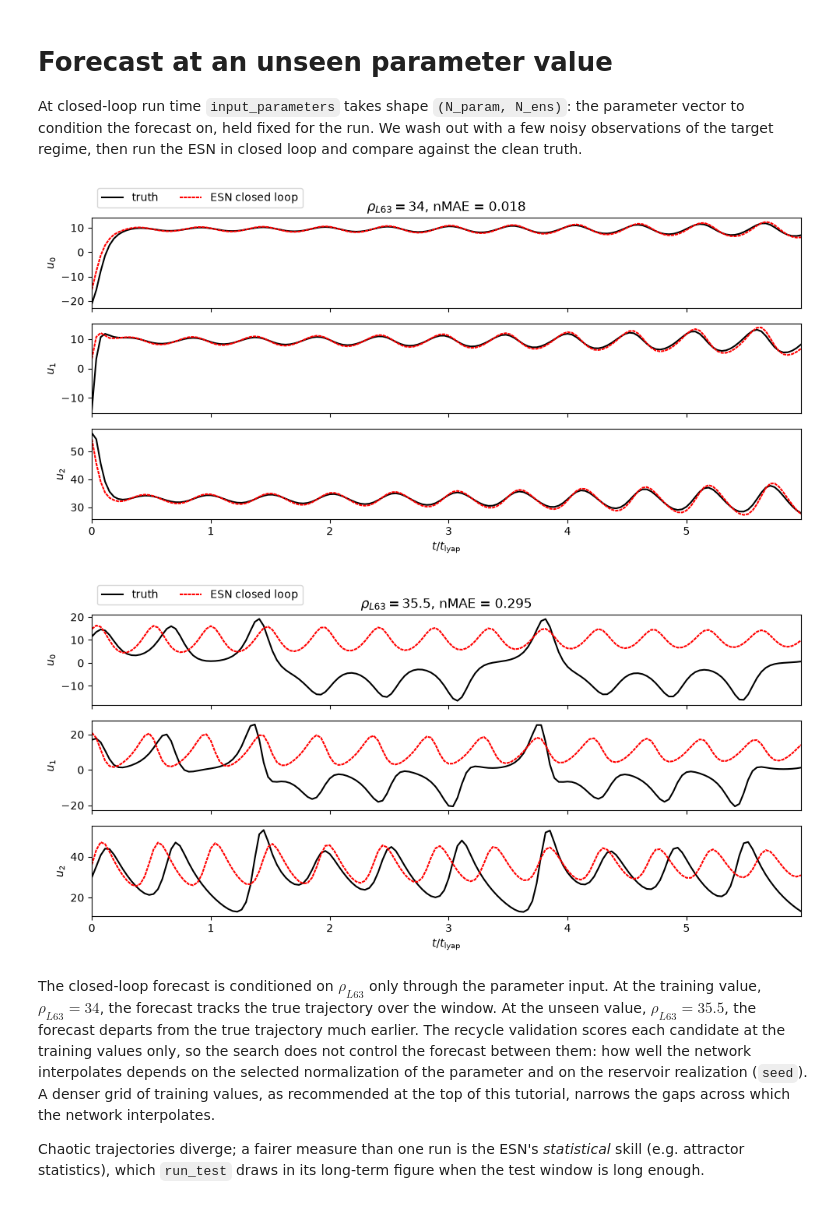
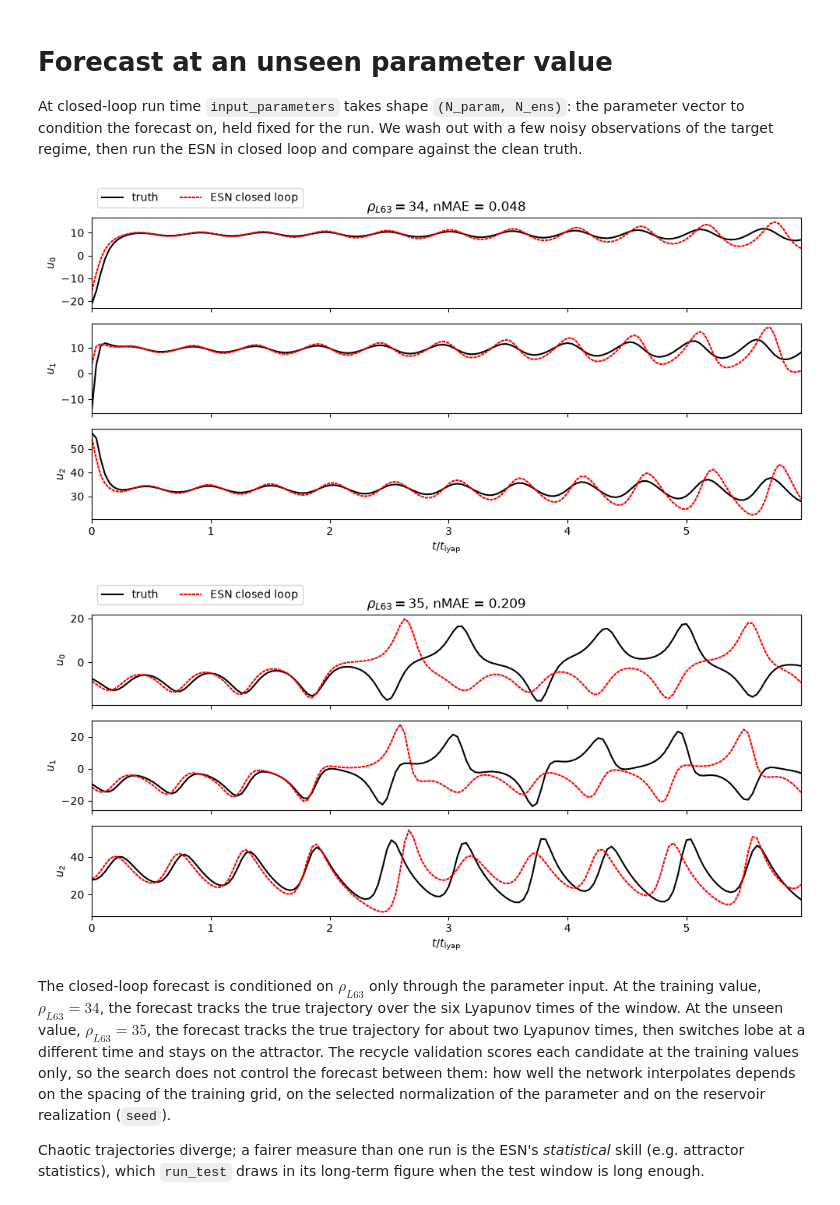
Before and after one commit to andreanovoa/EchoStateNetwork, a Jupyter notebook: tutorials/02_parametric_esn.ipynb, the cells around one changed output. Saved outputs shown, nothing was run; the diff lists cells and outputs as text; code cells hidden in the pictures.

```diff
--- a/tutorials/02_parametric_esn.ipynb
+++ b/tutorials/02_parametric_esn.ipynb
@@ -63,7 +64,7 @@ def lorenz63_dataset(num_lyap_times=300, dt=0.02, noise_level=0.02, seed=0,
 One trajectory per training parameter value, stacked into an
 `(L, Nt, N_dim)` array, and the matching `(N_param, L)` parameter array.
 # %%
-rho_train = np.array([28., 31., 34., 37., 40.])
+rho_train = np.arange(28., 40.1, 2.)                          # 28, 30, ..., 40
 
 datasets = [lorenz63_dataset(rho=rho_i, num_lyap_times=100, seed=i)
             for i, rho_i in enumerate(rho_train)]
@@ -76,7 +77,7 @@ t = datasets[0]['t']
 dt = t[1] - t[0]
 t_lyap = N_lyap * dt
 
-fig, axs = plt.subplots(1, len(rho_train), figsize=(12, 3),
+fig, axs = plt.subplots(1, len(rho_train), figsize=(14, 2.8),
                         subplot_kw=dict(projection='3d'), layout='tight')
 for ax, ds, rho_i in zip(axs, datasets, rho_train):
     ax.plot(*ds['clean_data'].T, lw=0.3)
@@ -153,7 +153,7 @@ def forecast(esn, rho_test, N_forecast, seed=10):
     original_input_parameters = esn.input_parameters
     esn.input_parameters = np.array([[rho_test]])   # (N_param, N_ens=1)
 
-    r = np.zeros((esn.N_units, 1))
+    r = np.zeros((esn.N_r, 1))
     for u_i in u_in_esn[:esn.N_wash]:               # open-loop washout
         u_out, r = esn.step(np.concatenate([u_i, [rho_test]]), r)
 
@@ -187,22 +187,23 @@ def plot_forecast(esn, rho_test, N_forecast=None):
 # A parameter value seen in training:
 plot_forecast(esn, rho_test=34.)
 # %% [output]
-[figure, old version]
+[figure, new version]
 # %%
 # An unseen parameter value (interpolation within the trained range):
-plot_forecast(esn, rho_test=35.5)
+plot_forecast(esn, rho_test=35.)
 # %% [output]
-[figure, old version]
+[figure, new version]
 # %% [markdown]
 The closed-loop forecast is conditioned on $\rho_{L63}$ only through the
 parameter input. At the training value, $\rho_{L63} = 34$, the forecast tracks
-the true trajectory over the window. At the unseen value, $\rho_{L63} = 35.5$,
-the forecast departs from the true trajectory much earlier. The recycle
-validation scores each candidate at the training values only, so the search does
-not control the forecast between them: how well the network interpolates depends
-on the selected normalization of the parameter and on the reservoir realization
-(`seed`). A denser grid of training values, as recommended at the top of this
-tutorial, narrows the gaps across which the network interpolates.
+the true trajectory over the six Lyapunov times of the window. At the unseen
+value, $\rho_{L63} = 35$, the forecast tracks the true trajectory for about two
+Lyapunov times, then switches lobe at a different time and stays on the
+attractor. The recycle validation scores each candidate at the training values
+only, so the search does not control the forecast between them: how well the
+network interpolates depends on the spacing of the training grid, on the
+selected normalization of the parameter and on the reservoir realization
+(`seed`).
 
 Chaotic trajectories diverge; a fairer measure than one run is the ESN's
 *statistical* skill (e.g. attractor statistics), which `run_test` draws in its
```
Also changed, not shown: parts of 4 cells of this notebook.
